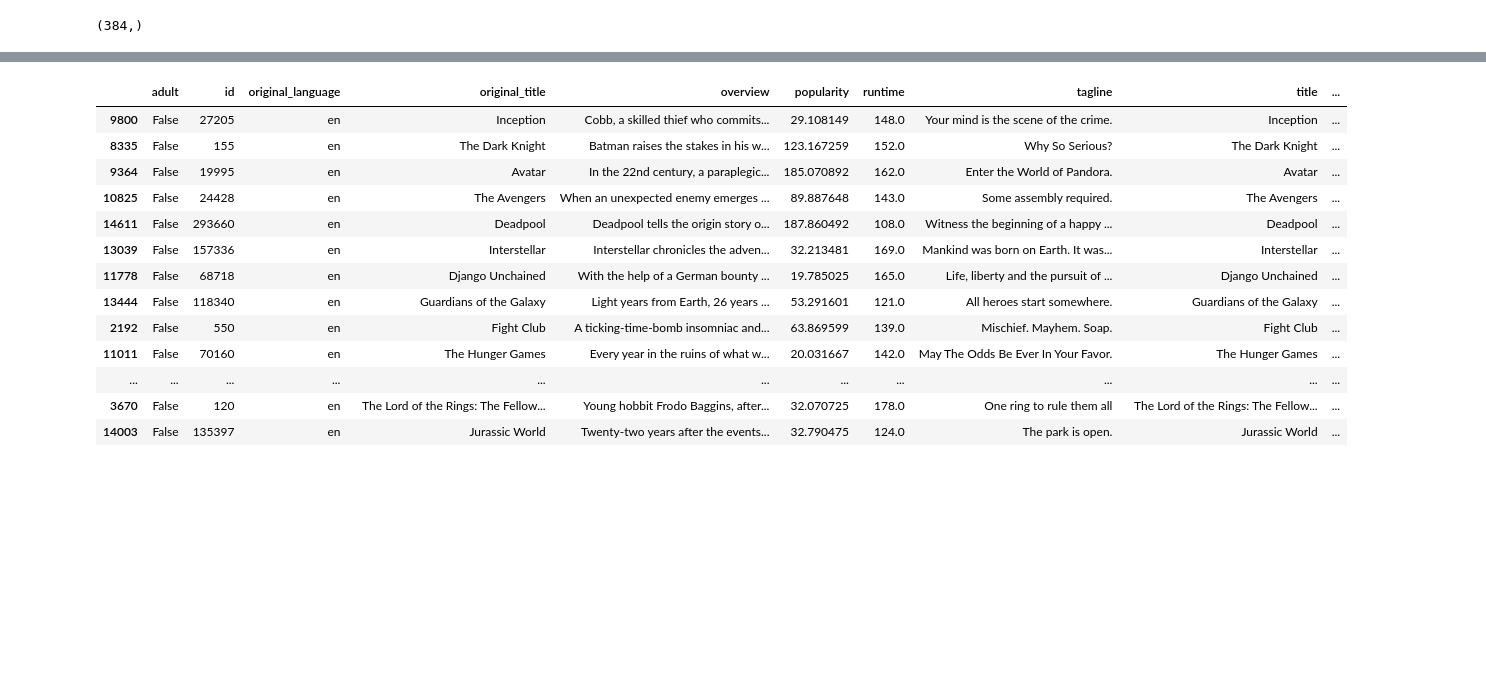
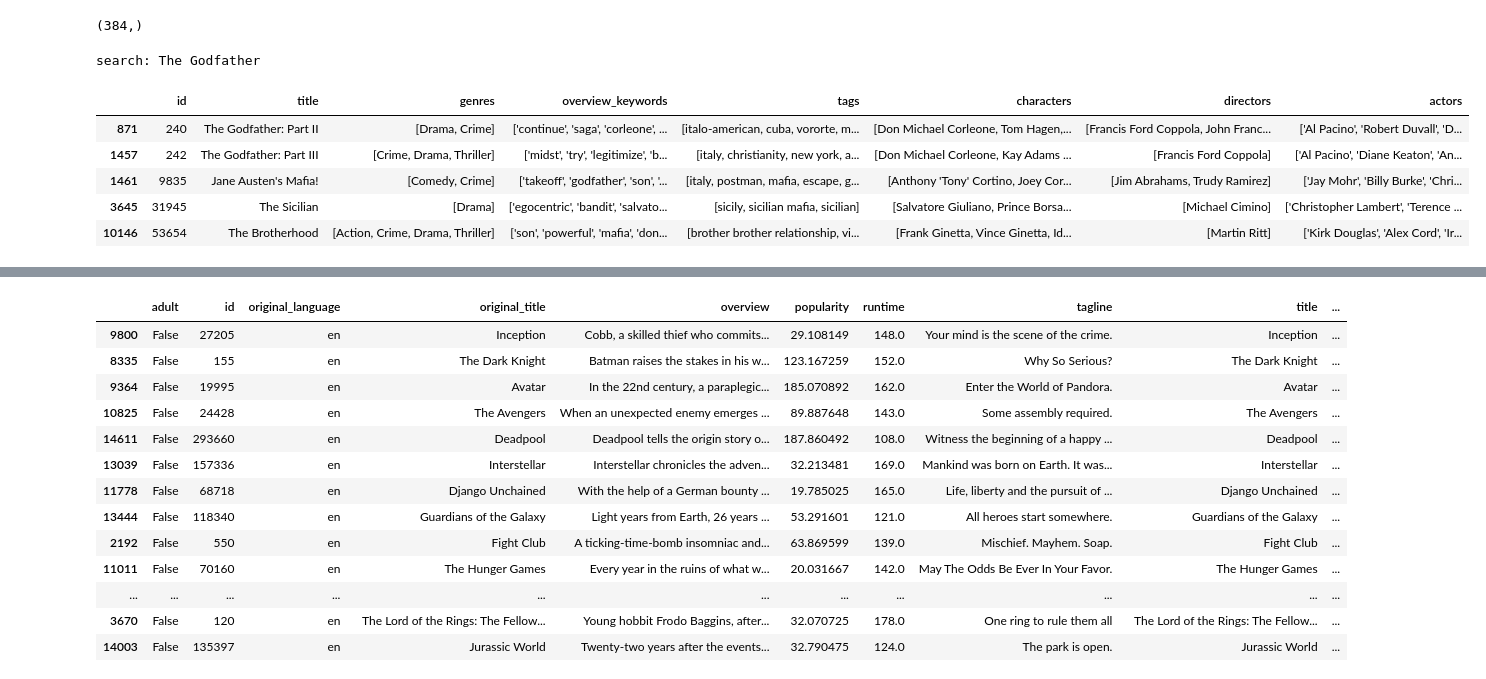
Before and after one commit to Wojtek130/Movies-Recommender, a Jupyter notebook: movies_embeddings.ipynb, the cells around one changed output, grey strips where cells are left out. Drawn from its saved outputs; the diff is of its cells as text; code cells hidden in the pictures; blank space fills up the shorter version.

```diff
--- a/movies_embeddings.ipynb
+++ b/movies_embeddings.ipynb
@@ -35,4 +35,14 @@ df['embeddings'] = df.apply(lambda x: encode_text(preprocess(x)), axis=1)
 df["embeddings"][0].shape
 # %% [output]
 (384,)
+# %%
+model_similarity(df, "The Godfather", n=5)
+# %% [output]
+search: The Godfather
+|  | id | title | genres | overview_keywords | tags | characters | directors | actors |
+| 871 | 240 | The Godfather: Part II | [Drama, Crime] | ['continue', 'saga', 'corleone', ... | [italo-american, cuba, vororte, m... | [Don Michael Corleone, Tom Hagen,... | [Francis Ford Coppola, John Franc... | ['Al Pacino', 'Robert Duvall', 'D... |
+| 1457 | 242 | The Godfather: Part III | [Crime, Drama, Thriller] | ['midst', 'try', 'legitimize', 'b... | [italy, christianity, new york, a... | [Don Michael Corleone, Kay Adams ... | [Francis Ford Coppola] | ['Al Pacino', 'Diane Keaton', 'An... |
+| 1461 | 9835 | Jane Austen's Mafia! | [Comedy, Crime] | ['takeoff', 'godfather', 'son', '... | [italy, postman, mafia, escape, g... | [Anthony 'Tony' Cortino, Joey Cor... | [Jim Abrahams, Trudy Ramirez] | ['Jay Mohr', 'Billy Burke', 'Chri... |
+| 3645 | 31945 | The Sicilian | [Drama] | ['egocentric', 'bandit', 'salvato... | [sicily, sicilian mafia, sicilian] | [Salvatore Giuliano, Prince Borsa... | [Michael Cimino] | ['Christopher Lambert', 'Terence ... |
+| 10146 | 53654 | The Brotherhood | [Action, Crime, Drama, Thriller] | ['son', 'powerful', 'mafia', 'don... | [brother brother relationship, vi... | [Frank Ginetta, Vince Ginetta, Id... | [Martin Ritt] | ['Kirk Douglas', 'Alex Cord', 'Ir... |
 # %%
```
Also changed, not shown: parts of 4 cells of this notebook, 5 other files.
